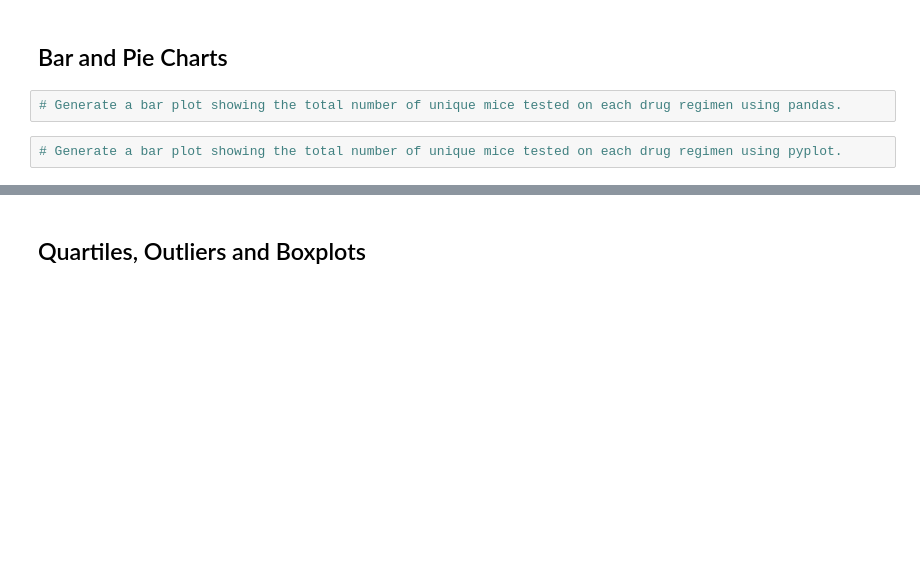
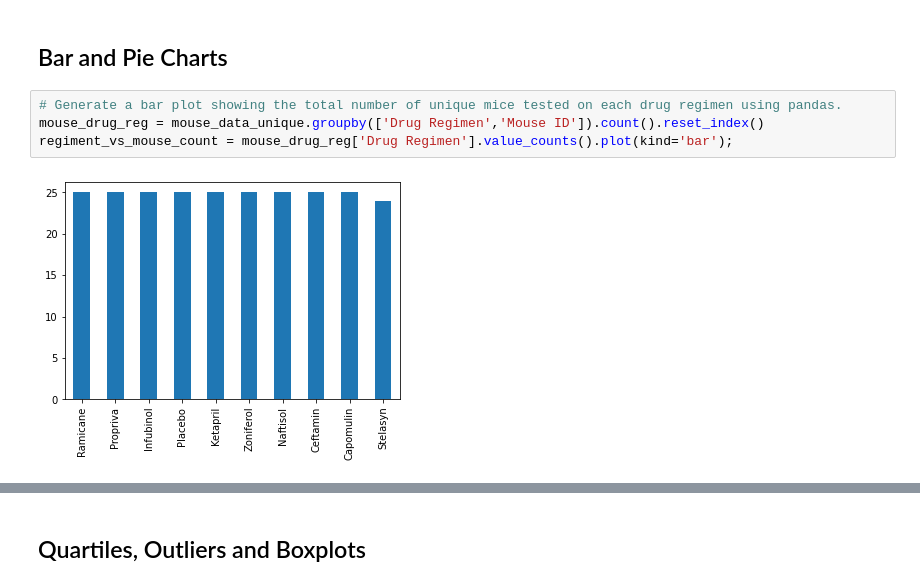
Before and after one commit to 5t4david/matplotlib, a Jupyter notebook: pymaceuticals_starter.ipynb, the cells around one changed output, grey strips where cells are left out. Drawn from its saved outputs; the diff is of its cells as text; blank space fills up the shorter version.

```diff
--- a/pymaceuticals_starter.ipynb
+++ b/pymaceuticals_starter.ipynb
@@ -102,5 +108,7 @@ mouse_drug_regimen
 ## Bar and Pie Charts
 # %%
 # Generate a bar plot showing the total number of unique mice tested on each drug regimen using pandas.
+mouse_drug_reg = mouse_data_unique.groupby(['Drug Regimen','Mouse ID']).count().reset_index()
+regiment_vs_mouse_count = mouse_drug_reg['Drug Regimen'].value_counts().plot(kind='bar');
+# %% [output]
+[figure, added]
-# %%
-# Generate a bar plot showing the total number of unique mice tested on each drug regimen using pyplot.
```
Also changed, not shown: parts of 13 cells of this notebook.
